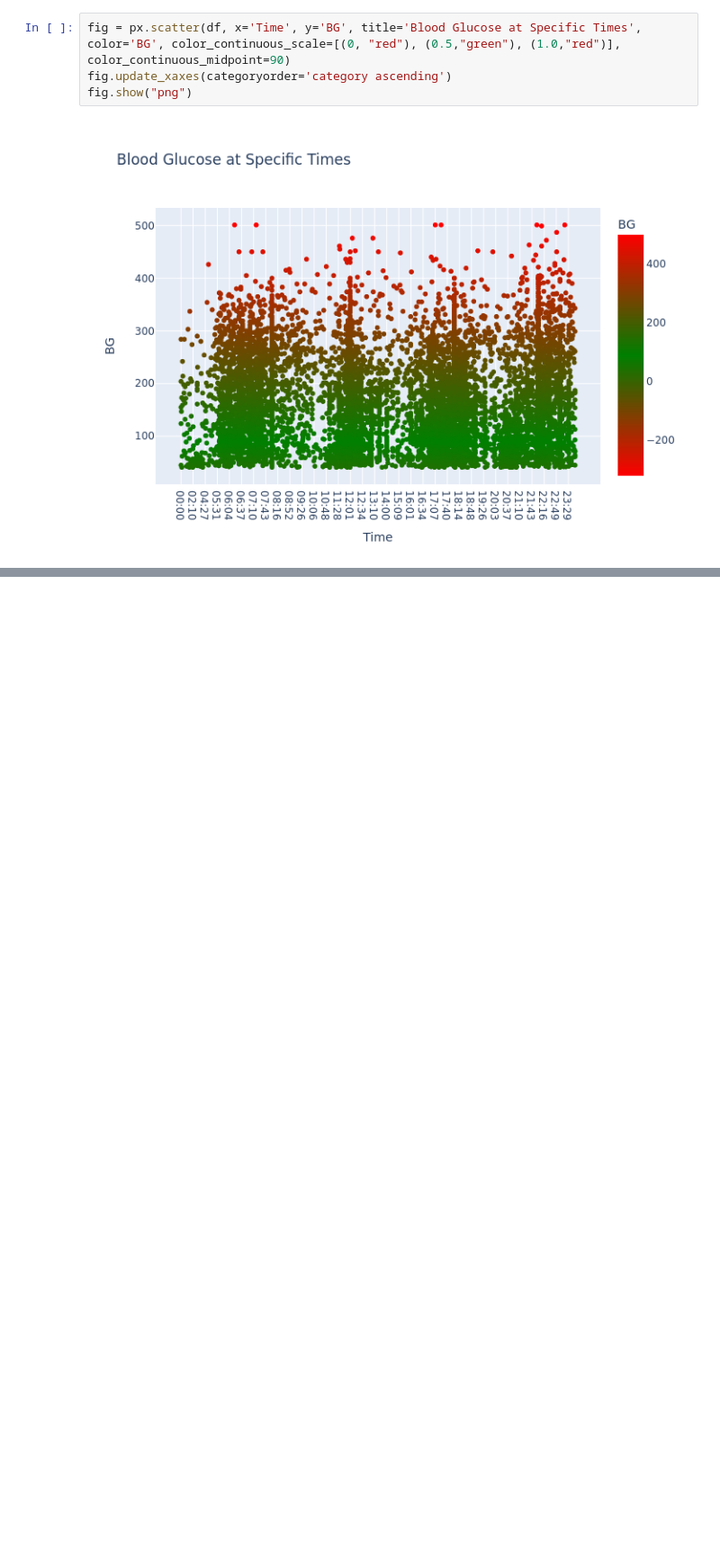
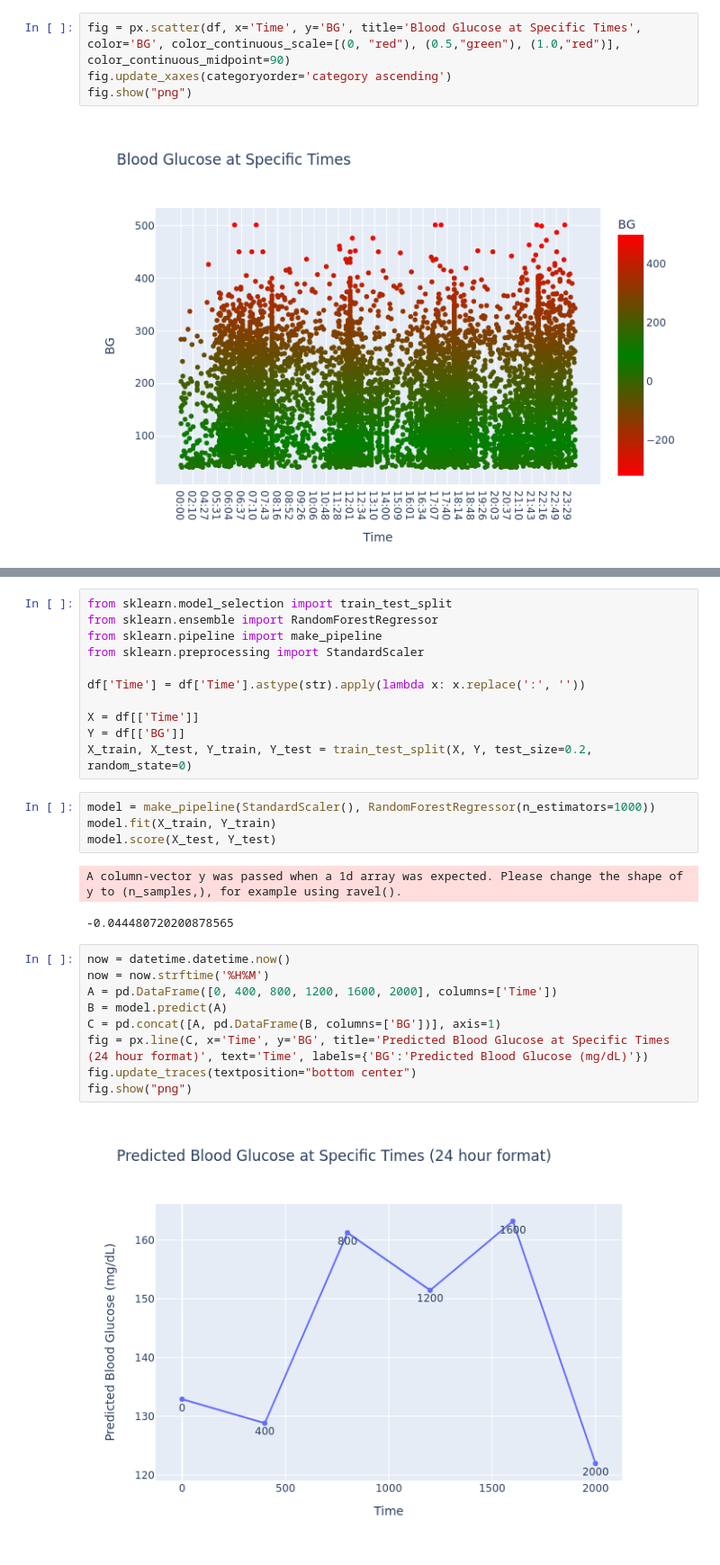
Before and after one commit to blbergo/diabetes-analysis, a Jupyter notebook: model.ipynb, the cells around one changed output, grey strips where cells are left out. Shown at 90% size. Drawn from its saved outputs; the diff is of its cells as text; blank space fills up the shorter version.

Commit message:
model

```diff
--- a/model.ipynb
+++ b/model.ipynb
@@ -153,0 +158,29 @@ fig.show("png")
+# %%
+from sklearn.model_selection import train_test_split
+from sklearn.ensemble import RandomForestRegressor
+from sklearn.pipeline import make_pipeline
+from sklearn.preprocessing import StandardScaler
+
+df['Time'] = df['Time'].astype(str).apply(lambda x: x.replace(':', ''))
+
+X = df[['Time']]
+Y = df[['BG']]
+X_train, X_test, Y_train, Y_test = train_test_split(X, Y, test_size=0.2, random_state=0)
+# %%
+model = make_pipeline(StandardScaler(), RandomForestRegressor(n_estimators=1000))
+model.fit(X_train, Y_train)
+model.score(X_test, Y_test)
+# %% [output]
+A column-vector y was passed when a 1d array was expected. Please change the shape of y to (n_samples,), for example using ravel().
+-0.044480720200878565
+# %%
+now = datetime.datetime.now()
+now = now.strftime('%H%M')
+A = pd.DataFrame([0, 400, 800, 1200, 1600, 2000], columns=['Time'])
+B = model.predict(A)
+C = pd.concat([A, pd.DataFrame(B, columns=['BG'])], axis=1)
+fig = px.line(C, x='Time', y='BG', title='Predicted Blood Glucose at Specific Times (24 hour format)', text='Time', labels={'BG':'Predicted Blood Glucose (mg/dL)'})
+fig.update_traces(textposition="bottom center")
+fig.show("png")
+# %% [output]
+[figure, added]
```
Also changed, not shown: parts of 4 cells of this notebook.
